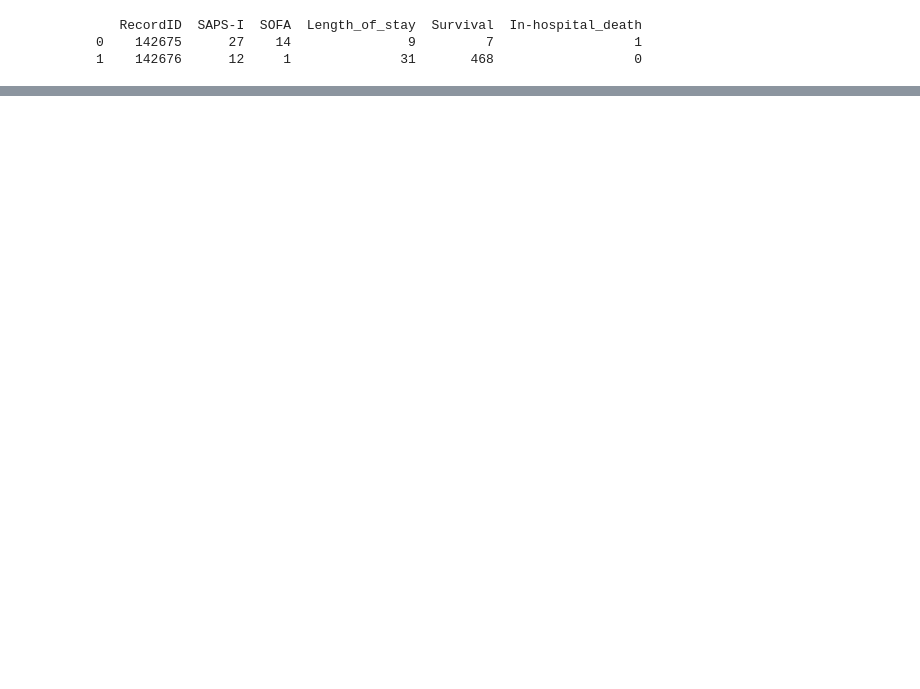
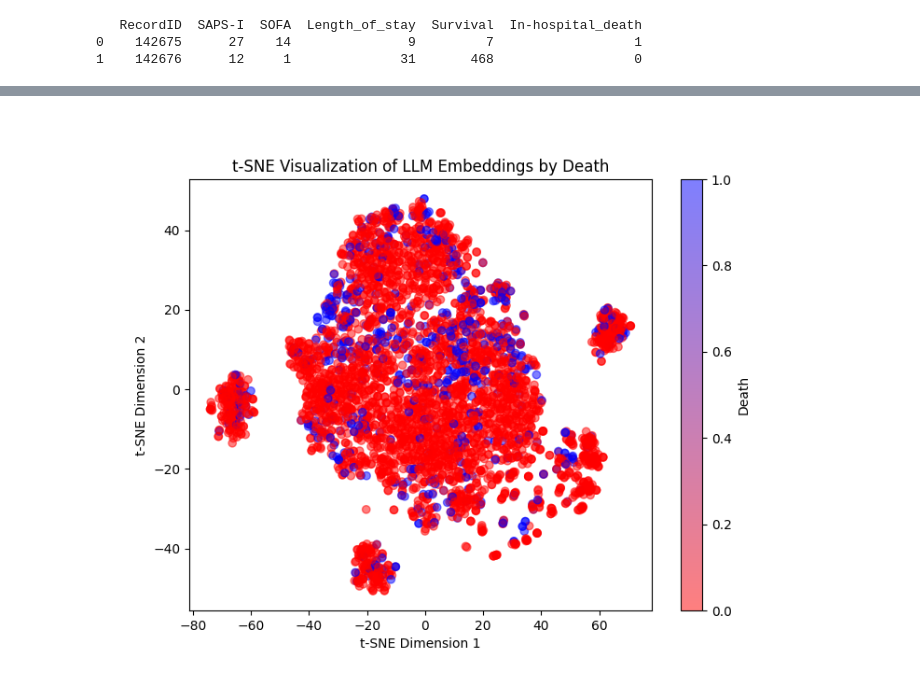
Before and after one commit to gardonig/hcml_projects, a Jupyter notebook: task_1/foundation_models.ipynb, the cells around one changed output, grey strips where cells are left out. Drawn from its saved outputs; the diff is of its cells as text; code cells hidden in the pictures; blank space fills up the shorter version.

```diff
--- a/task_1/foundation_models.ipynb
+++ b/task_1/foundation_models.ipynb
@@ -550,0 +775,16 @@ checkSOFADF
+# %%
+from sklearn.manifold import TSNE
+
+tsne = TSNE(n_components=2, perplexity=80, learning_rate=200, random_state=42)
+embeddings_2d = tsne.fit_transform(np.array(testDF['Embedding'].tolist()))
+# %%
+plt.close()
+plt.figure(figsize=(8, 6))
+scatter = plt.scatter(embeddings_2d[:, 0], embeddings_2d[:, 1], c=testDF['Death'], cmap=red_blue, alpha=0.5)
+plt.title("t-SNE Visualization of LLM Embeddings by Death")
+plt.xlabel("t-SNE Dimension 1")
+plt.ylabel("t-SNE Dimension 2")
+plt.colorbar(scatter, label="Death")
+plt.show()
+# %% [output]
+[figure, added]
```
Also changed, not shown: parts of 13 cells of this notebook.
